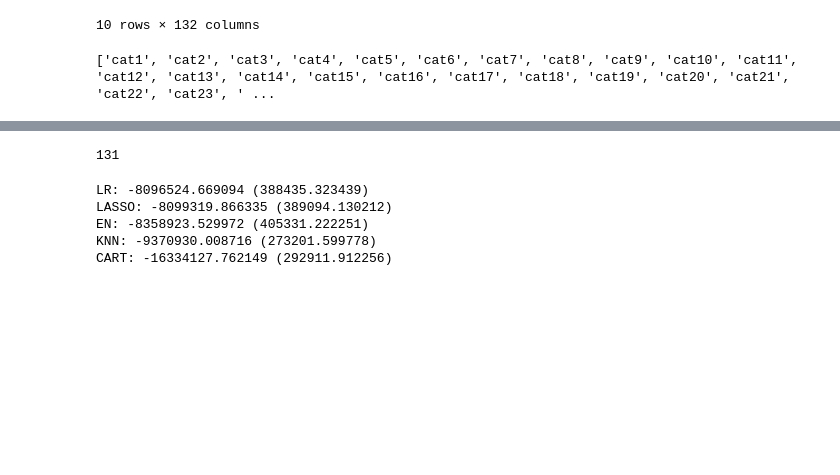
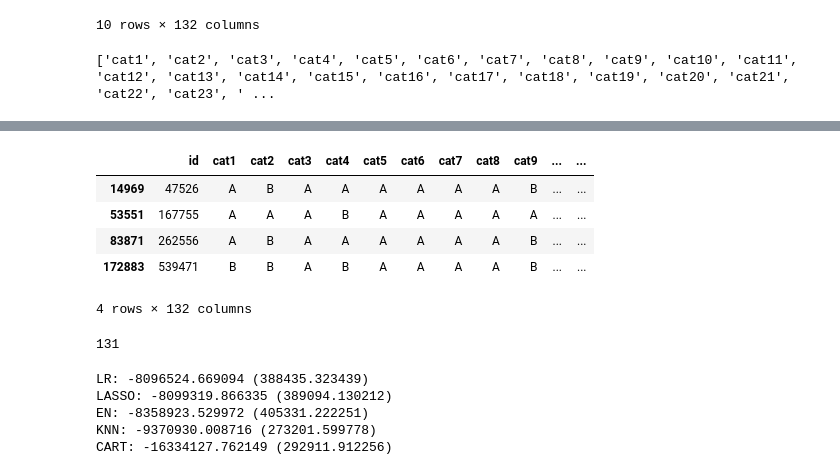
Before and after one commit to sethbunke/MachineLearningAlgorithmsFromScratch, a Jupyter notebook: allstate/Claims Severity.ipynb, the cells around one changed output, grey strips where cells are left out. Drawn from its saved outputs; the diff is of its cells as text; code cells hidden in the pictures; blank space fills up the shorter version.

Commit message:
look at removing outliers

```diff
--- a/allstate/Claims Severity.ipynb
+++ b/allstate/Claims Severity.ipynb
@@ -93,3 +92,13 @@ data.describe()
+# %%
+#identify outliers
+data[data['loss'] > 75000]
+# %% [output]
+|  | id | cat1 | cat2 | cat3 | cat4 | cat5 | cat6 | cat7 | cat8 | cat9 | ... | ... |
+| 14969 | 47526 | A | B | A | A | A | A | A | A | B | ... | ... |
+| 53551 | 167755 | A | A | A | B | A | A | A | A | A | ... | ... |
+| 83871 | 262556 | A | B | A | A | A | A | A | A | B | ... | ... |
+| 172883 | 539471 | B | B | A | B | A | A | A | A | B | ... | ... |
+4 rows × 132 columns
 # %%
 len(data.columns) - 1
 # %% [output]
```
Also changed, not shown: parts of 2 cells of this notebook.
